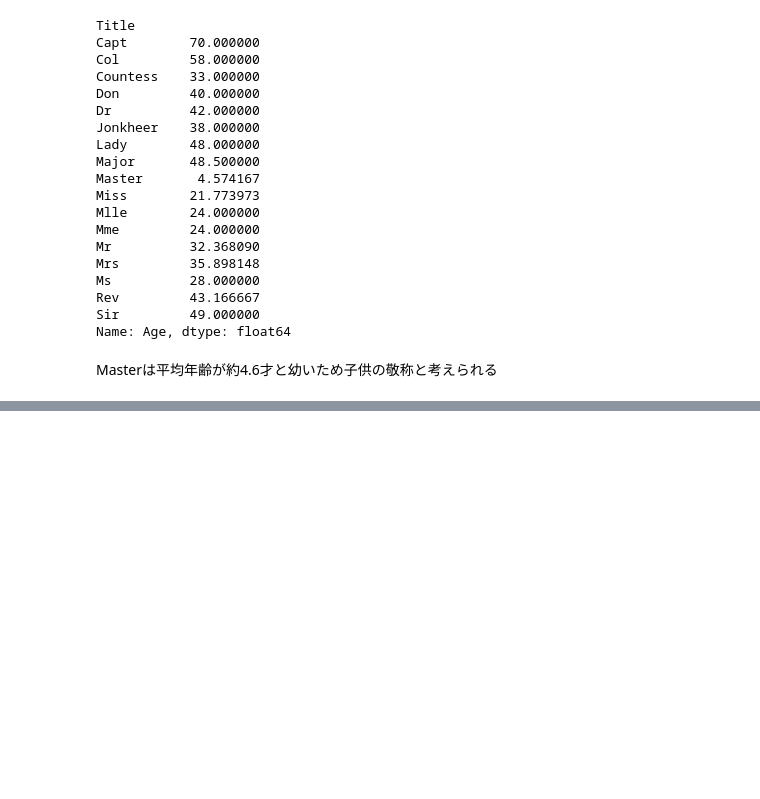
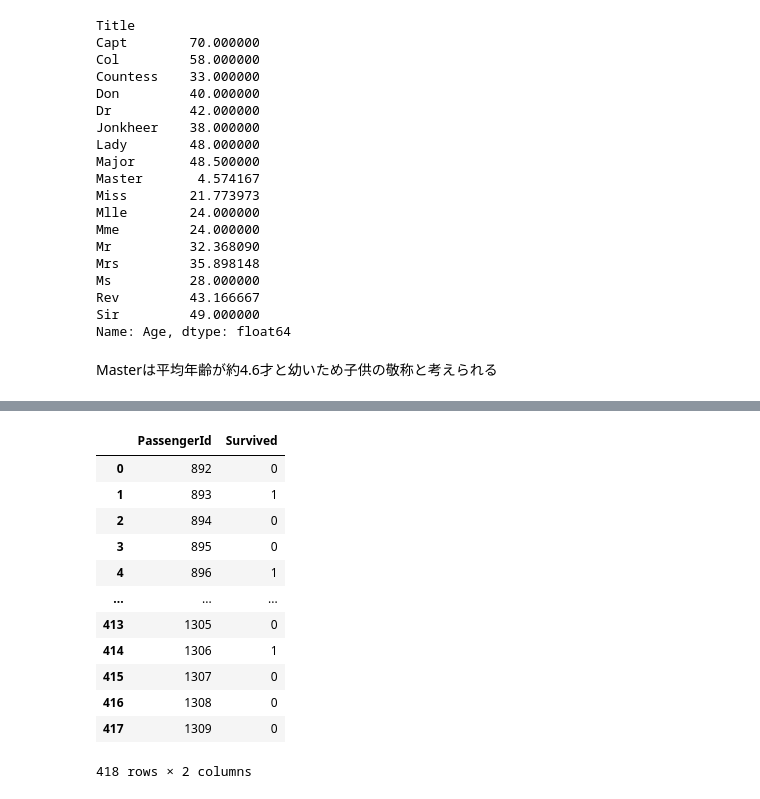
Before and after one commit to juri-saito/kaggle, a Jupyter notebook: titanic_saito.ipynb, the cells around one changed output, grey strips where cells are left out. Drawn from its saved outputs; the diff is of its cells as text; code cells hidden in the pictures; blank space fills up the shorter version.

Commit message:
add output/submission_20220509_02.csv - score:0.75

```diff
--- a/titanic_saito.ipynb
+++ b/titanic_saito.ipynb
@@ -534,0 +499,18 @@ train.head()
+# %%
+import lightgbm as lgb
+from sklearn.model_selection import train_test_split
+from sklearn.metrics import accuracy_score
+
+# X_trainとy_trainをtrainとvalidに分割
+X_train, X_valid, y_train, y_valid = train_test_split(train, label)
+#lgb.Datasetでtrainとvalidを作っておく
+lgb_train = lgb.Dataset(X_train, y_train, categorical_feature=cat_feat)
+lgb_eval = lgb.Dataset(X_valid, y_valid, reference=lgb_train, categorical_feature=cat_feat)
+
+params = {
+    "objective" : "binary",
+    "metric" : "binary_logloss",
+    "early_stopping_round" : 10
+}
+# %%
+model = lgb.train(params, lgb_train, valid_sets=[lgb_train, lgb_eval])
@@ -534,0 +562,4 @@ train.head()
+# %%
+test_pred = model.predict(test, num_iteration=model.best_iteration)
+test_pred = np.where(test_pred < 0.5, 0, 1)
+test_pred
@@ -534,0 +586,2 @@ train.head()
+# %%
+sub = pd.read_csv("./input/gender_submission.csv")
@@ -534,0 +597,17 @@ train.head()
+# %%
+sub["Survived"] = test_pred
+sub
+# %% [output]
+|  | PassengerId | Survived |
+| 0 | 892 | 0 |
+| 1 | 893 | 1 |
+| 2 | 894 | 0 |
+| 3 | 895 | 0 |
+| 4 | 896 | 1 |
+| ... | ... | ... |
+| 413 | 1305 | 0 |
+| 414 | 1306 | 1 |
+| 415 | 1307 | 0 |
+| 416 | 1308 | 0 |
+| 417 | 1309 | 0 |
+418 rows × 2 columns
```
Also changed, not shown: parts of 20 cells of this notebook, 1 other file.
